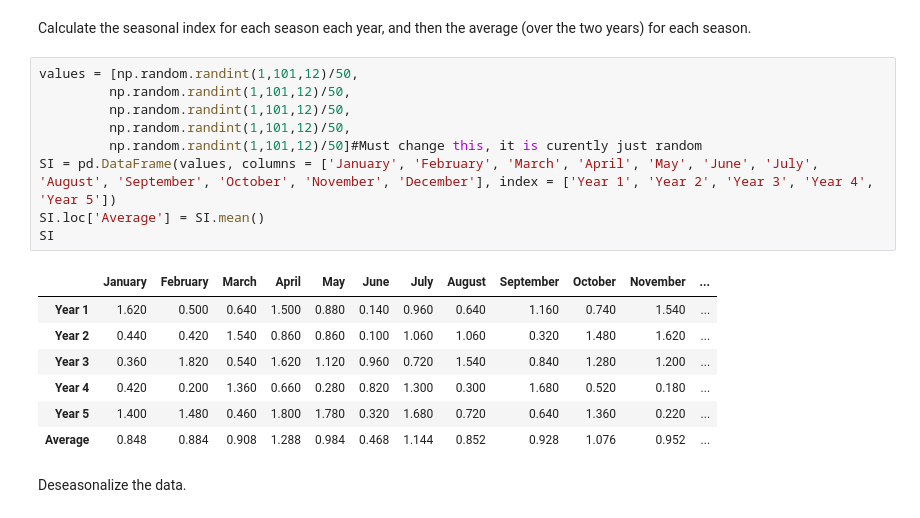
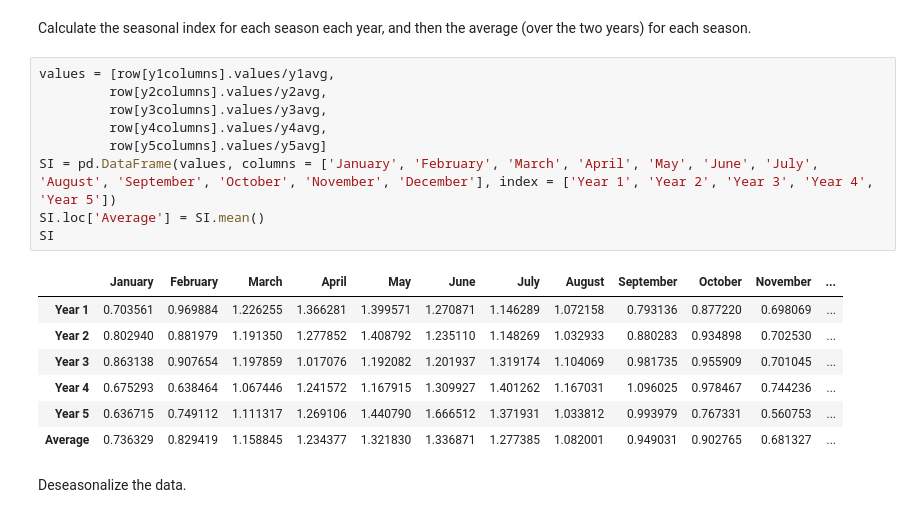
Before and after one commit to lerow12/OM-516, a Jupyter notebook: Project-2/Sample.ipynb, the cells around one changed output. Cells and saved outputs as stored; diff of their text form.

```diff
--- a/Project-2/Sample.ipynb
+++ b/Project-2/Sample.ipynb
@@ -88,22 +88,22 @@ y5avg
 # %% [markdown]
 Calculate the seasonal index for each season each year, and then the average (over the two years) for each season.
 # %%
-values = [np.random.randint(1,101,12)/50,
-         np.random.randint(1,101,12)/50,
-         np.random.randint(1,101,12)/50,
-         np.random.randint(1,101,12)/50,
-         np.random.randint(1,101,12)/50]#Must change this, it is curently just random
+values = [row[y1columns].values/y1avg,
+         row[y2columns].values/y2avg,
+         row[y3columns].values/y3avg,
+         row[y4columns].values/y4avg,
+         row[y5columns].values/y5avg]
 SI = pd.DataFrame(values, columns = ['January', 'February', 'March', 'April', 'May', 'June', 'July', 'August', 'September', 'October', 'November', 'December'], index = ['Year 1', 'Year 2', 'Year 3', 'Year 4', 'Year 5'])
 SI.loc['Average'] = SI.mean()
 SI
 # %% [output]
 |  | January | February | March | April | May | June | July | August | September | October | November | ... |
-| Year 1 | 1.620 | 0.500 | 0.640 | 1.500 | 0.880 | 0.140 | 0.960 | 0.640 | 1.160 | 0.740 | 1.540 | ... |
-| Year 2 | 0.440 | 0.420 | 1.540 | 0.860 | 0.860 | 0.100 | 1.060 | 1.060 | 0.320 | 1.480 | 1.620 | ... |
-| Year 3 | 0.360 | 1.820 | 0.540 | 1.620 | 1.120 | 0.960 | 0.720 | 1.540 | 0.840 | 1.280 | 1.200 | ... |
-| Year 4 | 0.420 | 0.200 | 1.360 | 0.660 | 0.280 | 0.820 | 1.300 | 0.300 | 1.680 | 0.520 | 0.180 | ... |
-| Year 5 | 1.400 | 1.480 | 0.460 | 1.800 | 1.780 | 0.320 | 1.680 | 0.720 | 0.640 | 1.360 | 0.220 | ... |
-| Average | 0.848 | 0.884 | 0.908 | 1.288 | 0.984 | 0.468 | 1.144 | 0.852 | 0.928 | 1.076 | 0.952 | ... |
+| Year 1 | 0.703561 | 0.969884 | 1.226255 | 1.366281 | 1.399571 | 1.270871 | 1.146289 | 1.072158 | 0.793136 | 0.877220 | 0.698069 | ... |
+| Year 2 | 0.802940 | 0.881979 | 1.191350 | 1.277852 | 1.408792 | 1.235110 | 1.148269 | 1.032933 | 0.880283 | 0.934898 | 0.702530 | ... |
+| Year 3 | 0.863138 | 0.907654 | 1.197859 | 1.017076 | 1.192082 | 1.201937 | 1.319174 | 1.104069 | 0.981735 | 0.955909 | 0.701045 | ... |
+| Year 4 | 0.675293 | 0.638464 | 1.067446 | 1.241572 | 1.167915 | 1.309927 | 1.401262 | 1.167031 | 1.096025 | 0.978467 | 0.744236 | ... |
+| Year 5 | 0.636715 | 0.749112 | 1.111317 | 1.269106 | 1.440790 | 1.666512 | 1.371931 | 1.033812 | 0.993979 | 0.767331 | 0.560753 | ... |
+| Average | 0.736329 | 0.829419 | 1.158845 | 1.234377 | 1.321830 | 1.336871 | 1.277385 | 1.082001 | 0.949031 | 0.902765 | 0.681327 | ... |
 # %% [markdown]
 Deseasonalize the data.
 # %%
```
Also changed, not shown: parts of 5 cells of this notebook.
